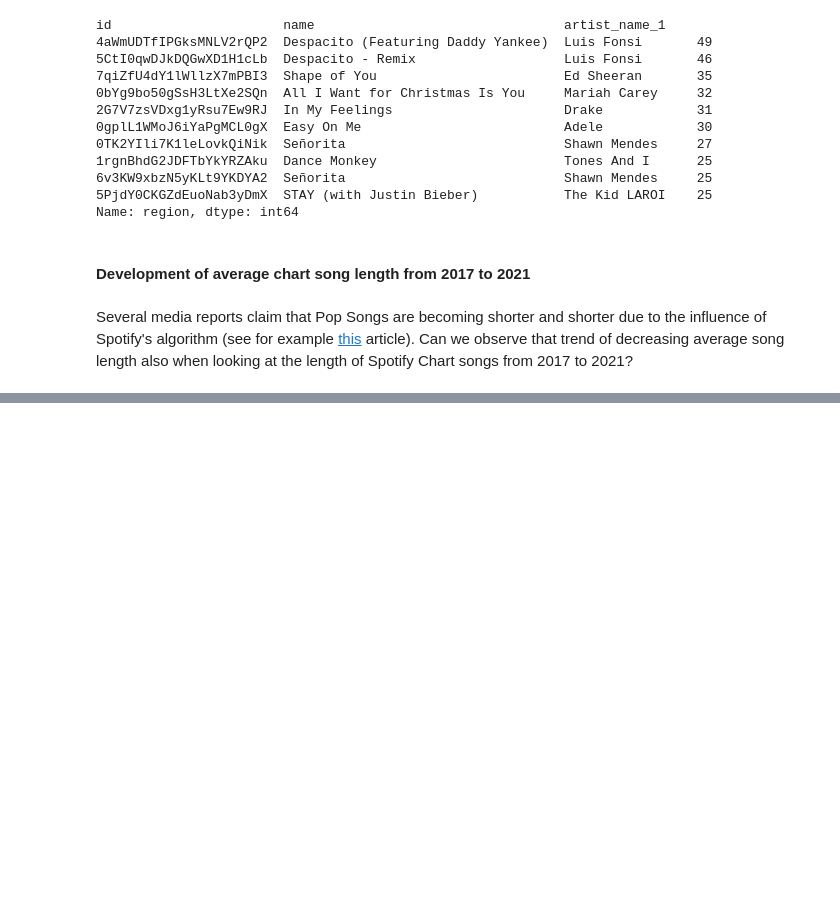
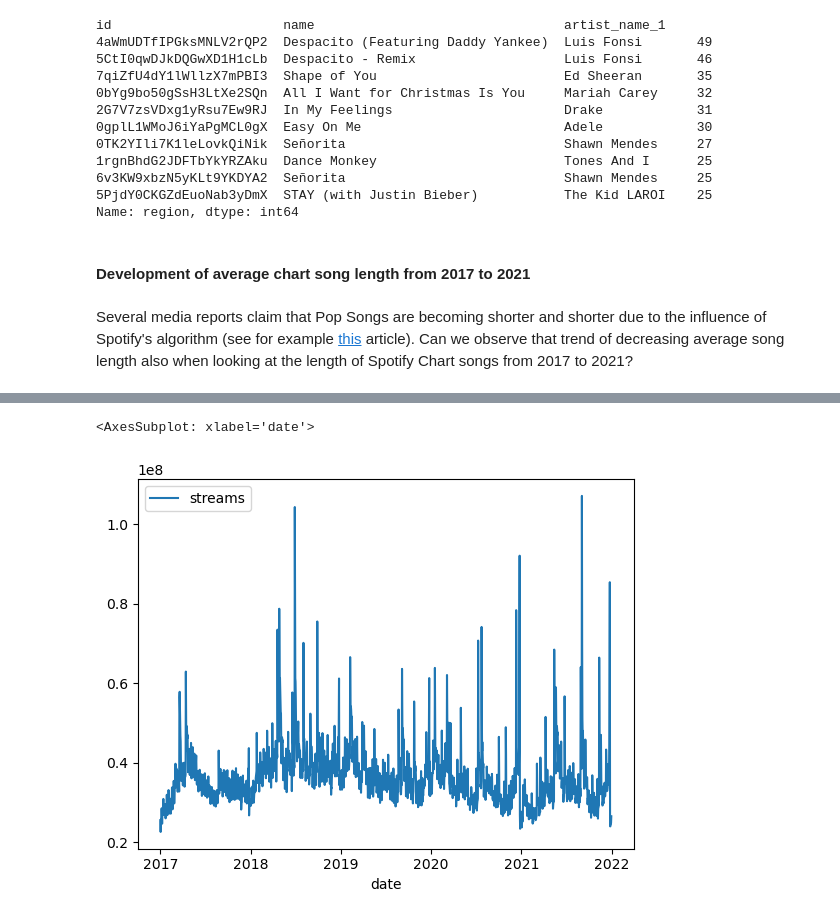
Before and after one commit to Sejmou/exploring-spotify-charts, a Jupyter notebook: data_exploration_and_crawling/exploring_merged_chart_and_track_data.ipynb, the cells around one changed output, grey strips where cells are left out. Cells and saved outputs as stored; diff of their text form; code cells hidden in the pictures; blank space fills up the shorter version.

```diff
--- a/data_exploration_and_crawling/exploring_merged_chart_and_track_data.ipynb
+++ b/data_exploration_and_crawling/exploring_merged_chart_and_track_data.ipynb
@@ -277,0 +292,5 @@ Text(0.5, 1.0, 'Average song lengths for Spotify Daily Top 50')
+# %%
+sns.lineplot(streams[streams.region == "United States"])
+# %% [output]
+<AxesSubplot: xlabel='date'>
+[figure, added]
```
Also changed, not shown: parts of 10 cells of this notebook.
